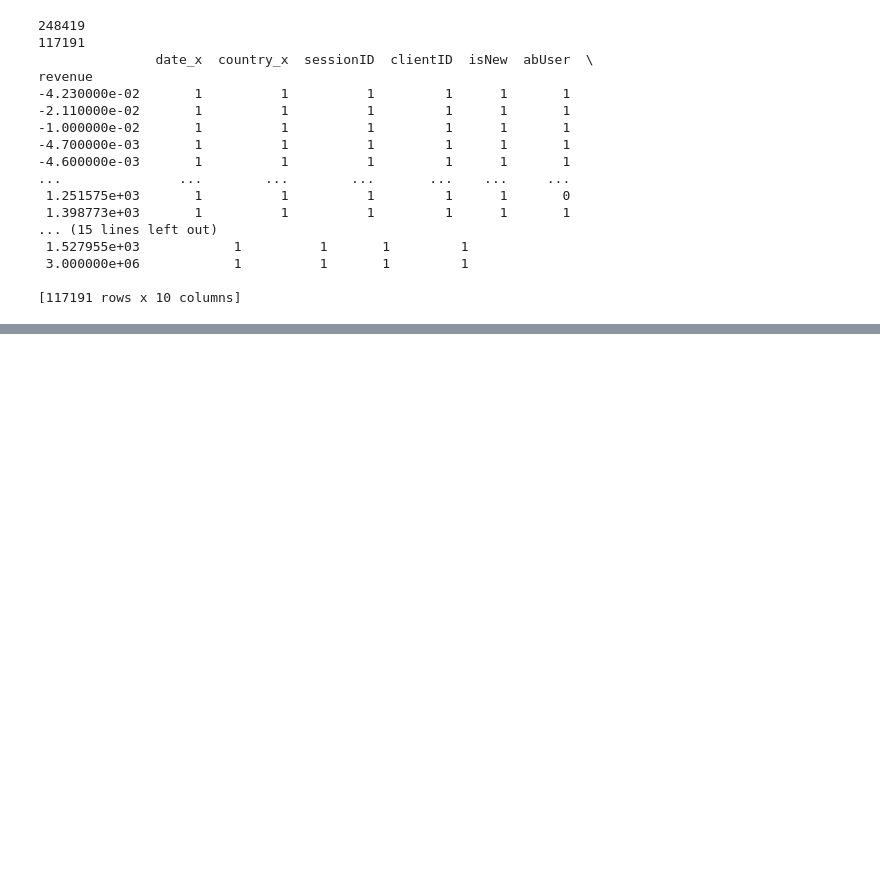
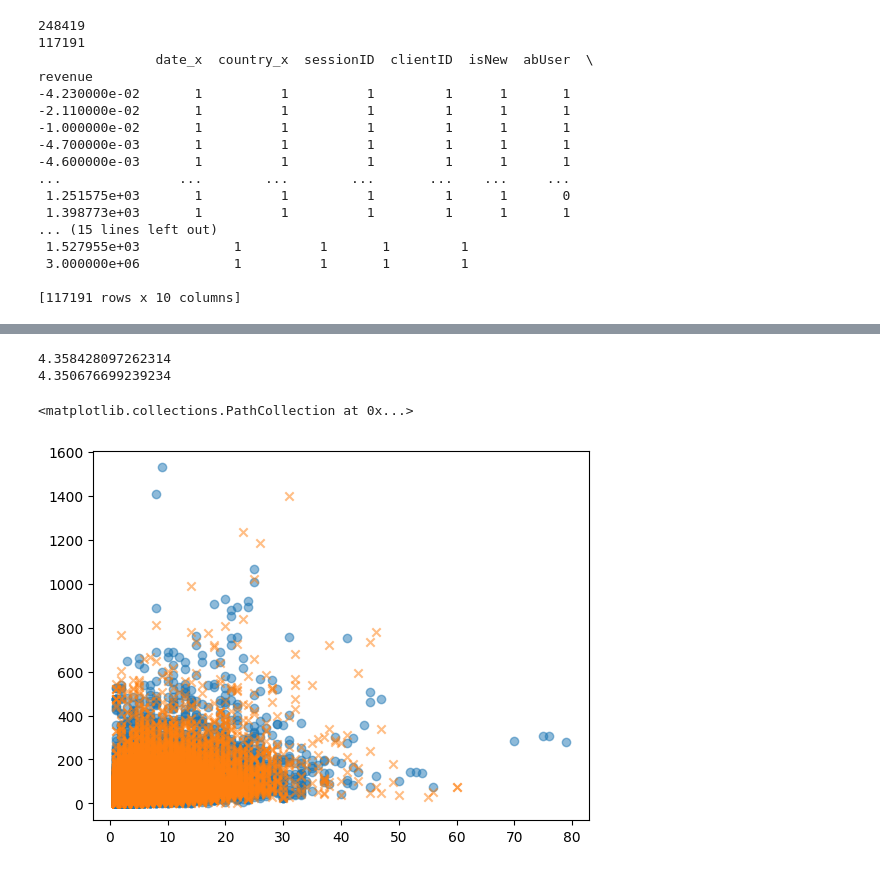
Before and after one commit to KlaraMartinaskova/notino, a Jupyter notebook: development_file.ipynb, the cells around one changed output, grey strips where cells are left out. Cells and saved outputs as stored; diff of their text form; code cells hidden in the pictures; blank space fills up the shorter version.

```diff
--- a/development_file.ipynb
+++ b/development_file.ipynb
@@ -380,3 +381,17 @@ revenue
  3.000000e+06            1          1       1         1
 
 [117191 rows x 10 columns]
+# %%
+reco_quantity_mean = df_join['revenue'][df_join['abUser']==1].max()
+ceontrol_quantity_mean = df_join['revenue'][df_join['abUser']==2].max()
+
+print(reco_quantity_mean)
+print(ceontrol_quantity_mean)
+
+reco_max = df_join['revenue'][df_join['abUser']==1].idxmax()
+control_max = df_join['revenue'][df_join['abUser']==2].idxmax()
+
+print(reco_max)
+print(control_max)
+
+print(df_join.iloc[reco_max])
@@ -387,0 +421,3 @@ plt.scatter(df_join['quantity'][df_join['abUser']==1], df_join['revenue'][df_joi
+# %%
+print(df_join.loc[reco_max])
+df_join_without_outliers = df_join.drop(reco_max)
@@ -387,0 +437,15 @@ plt.scatter(df_join['quantity'][df_join['abUser']==1], df_join['revenue'][df_joi
+# %%
+reco_quantity_mean = df_join_without_outliers['quantity'][df_join_without_outliers['abUser']==1].mean()
+ceontrol_quantity_mean = df_join_without_outliers['quantity'][df_join_without_outliers['abUser']==2].mean()
+
+print(reco_quantity_mean)
+print(ceontrol_quantity_mean)
+# %% [output]
+4.358428097262314
+4.350676699239234
+# %%
+plt.scatter(df_join_without_outliers['quantity'][df_join_without_outliers['abUser']==1], df_join_without_outliers['revenue'][df_join_without_outliers['abUser']==1], alpha=0.5, marker='o')
+plt.scatter(df_join_without_outliers['quantity'][df_join_without_outliers['abUser']==2], df_join_without_outliers['revenue'][df_join_without_outliers['abUser']==2], alpha=0.5, marker = "x")
+# %% [output]
+<matplotlib.collections.PathCollection at 0x...>
+[figure, added]
```
Also changed, not shown: parts of 12 cells of this notebook.
